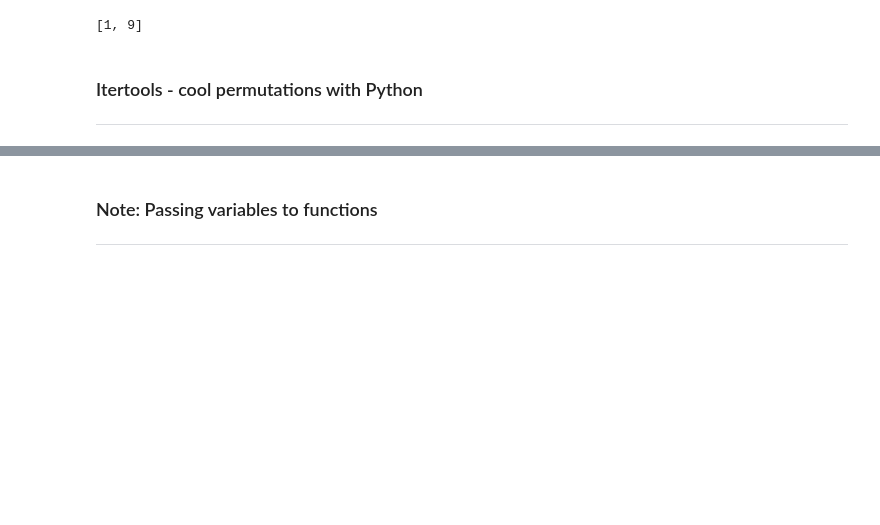
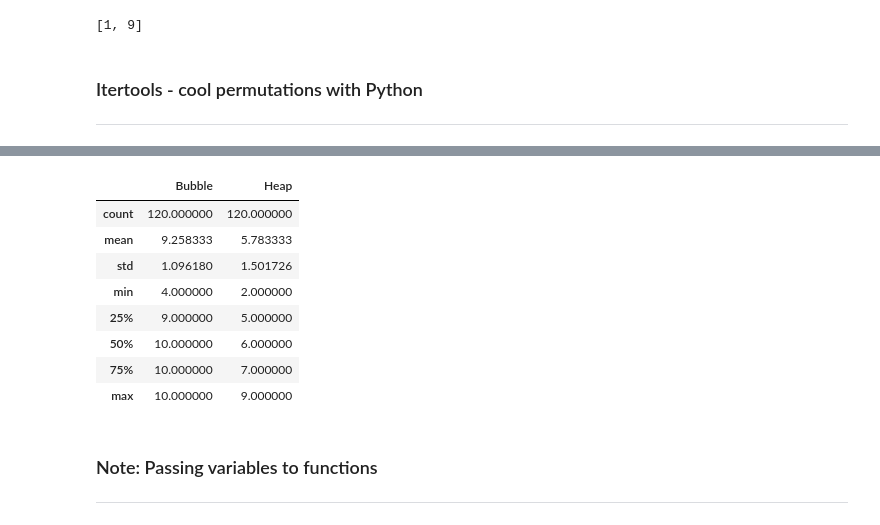
Before and after one commit to lisamannion/GT-Heapsort, a Jupyter notebook: HeapSort.ipynb, the cells around one changed output, grey strips where cells are left out. Drawn from its saved outputs; the diff is of its cells as text; code cells hidden in the pictures; blank space fills up the shorter version.

```diff
--- a/HeapSort.ipynb
+++ b/HeapSort.ipynb
@@ -426,3 +519,15 @@ for perm in itertools.permutations(range(5)):
+# %%
+df.describe()
+# %% [output]
+|  | Bubble | Heap |
+| count | 120.000000 | 120.000000 |
+| mean | 9.258333 | 5.783333 |
+| std | 1.096180 | 1.501726 |
+| min | 4.000000 | 2.000000 |
+| 25% | 9.000000 | 5.000000 |
+| 50% | 10.000000 | 6.000000 |
+| 75% | 10.000000 | 7.000000 |
+| max | 10.000000 | 9.000000 |
 # %% [markdown]
 ### Note: Passing variables to functions
 
```
Also changed, not shown: parts of 17 cells of this notebook.
